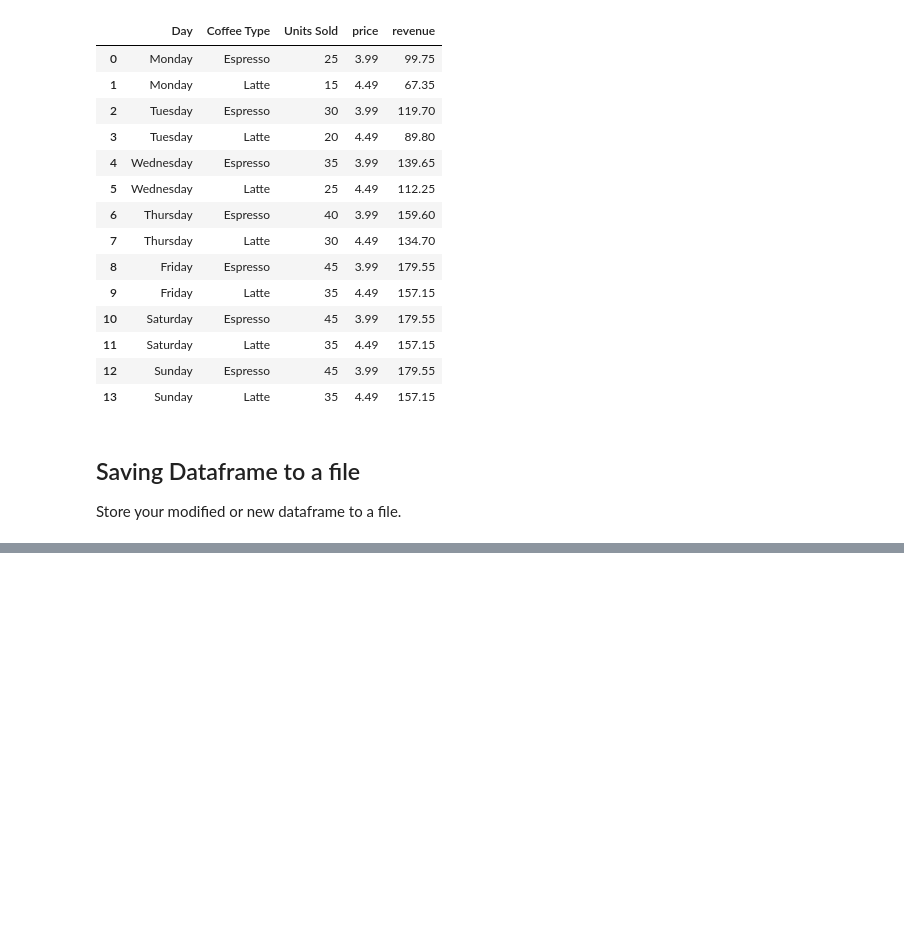
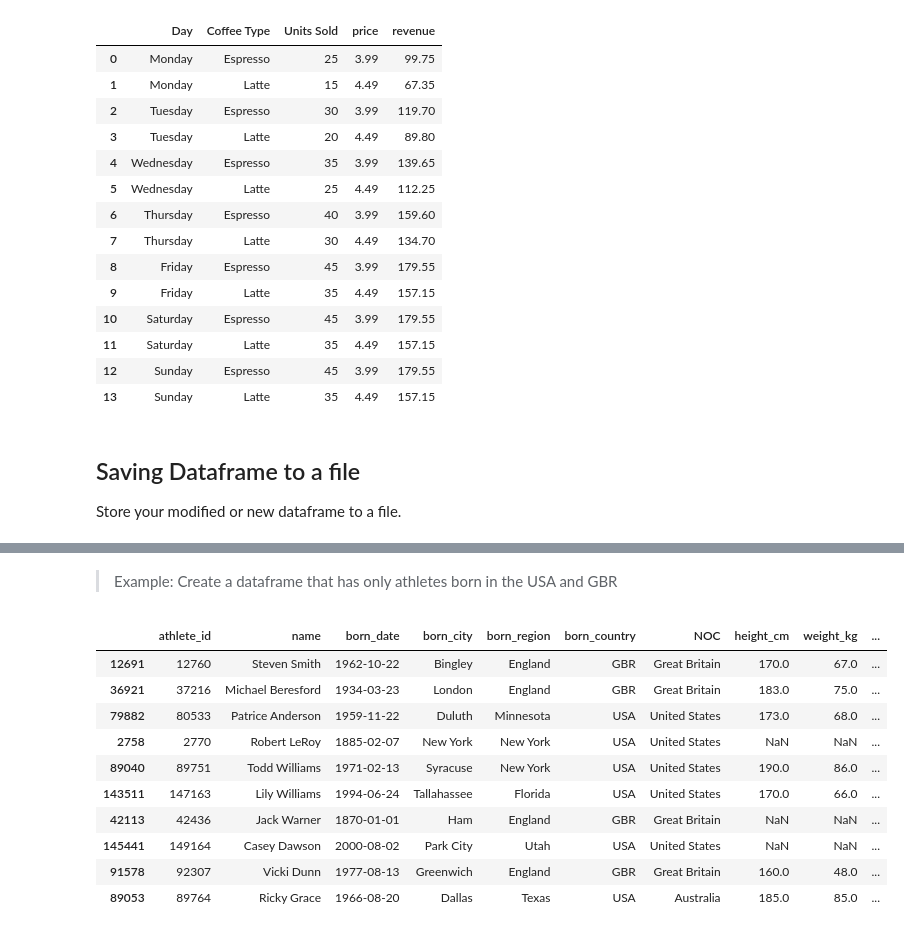
Before and after one commit to p-tsitsekidis/Pandas-Playground, a Jupyter notebook: playground.ipynb, the cells around one changed output, grey strips where cells are left out. Saved outputs shown, nothing was run; the diff lists cells and outputs as text; code cells hidden in the pictures; blank space fills up the shorter version.

```diff
--- a/playground.ipynb
+++ b/playground.ipynb
@@ -1136,0 +1217,5 @@ bios_new.to_csv('./data/bios_new.csv', index=False)
+# %% [markdown]
+> Example: Create a dataframe that has only athletes born in the USA and GBR
+# %%
+usa = bios[bios['born_country']=='USA'].copy()
+gbr = bios[bios['born_country']=='GBR'].copy()
@@ -1136,0 +1226,17 @@ bios_new.to_csv('./data/bios_new.csv', index=False)
+# %%
+usa_and_gbr = pd.concat([usa, gbr]) # USA athletes will be first and then the method will concatenate the GBR athletes.
+# You can see this using the 'head()' and 'tail()' methods. 'head()' will display USA athletes while 'tail()' will display GBR athletes.
+
+usa_and_gbr.sample(10)
+# %% [output]
+|  | athlete_id | name | born_date | born_city | born_region | born_country | NOC | height_cm | weight_kg | ... |
+| 12691 | 12760 | Steven Smith | 1962-10-22 | Bingley | England | GBR | Great Britain | 170.0 | 67.0 | ... |
+| 36921 | 37216 | Michael Beresford | 1934-03-23 | London | England | GBR | Great Britain | 183.0 | 75.0 | ... |
+| 79882 | 80533 | Patrice Anderson | 1959-11-22 | Duluth | Minnesota | USA | United States | 173.0 | 68.0 | ... |
+| 2758 | 2770 | Robert LeRoy | 1885-02-07 | New York | New York | USA | United States | NaN | NaN | ... |
+| 89040 | 89751 | Todd Williams | 1971-02-13 | Syracuse | New York | USA | United States | 190.0 | 86.0 | ... |
+| 143511 | 147163 | Lily Williams | 1994-06-24 | Tallahassee | Florida | USA | United States | 170.0 | 66.0 | ... |
+| 42113 | 42436 | Jack Warner | 1870-01-01 | Ham | England | GBR | Great Britain | NaN | NaN | ... |
+| 145441 | 149164 | Casey Dawson | 2000-08-02 | Park City | Utah | USA | United States | NaN | NaN | ... |
+| 91578 | 92307 | Vicki Dunn | 1977-08-13 | Greenwich | England | GBR | Great Britain | 160.0 | 48.0 | ... |
+| 89053 | 89764 | Ricky Grace | 1966-08-20 | Dallas | Texas | USA | Australia | 185.0 | 85.0 | ... |
```
Also changed, not shown: parts of 21 cells of this notebook.
